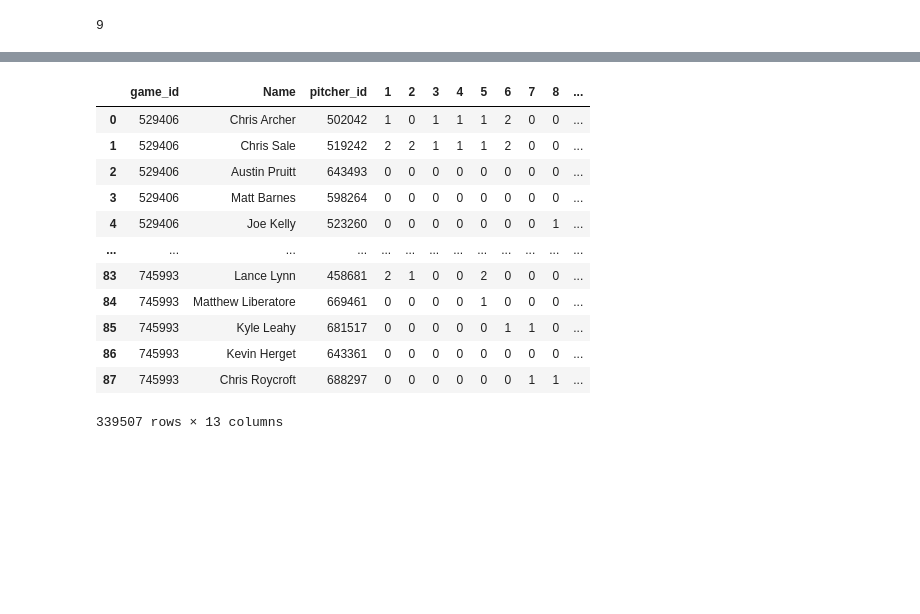
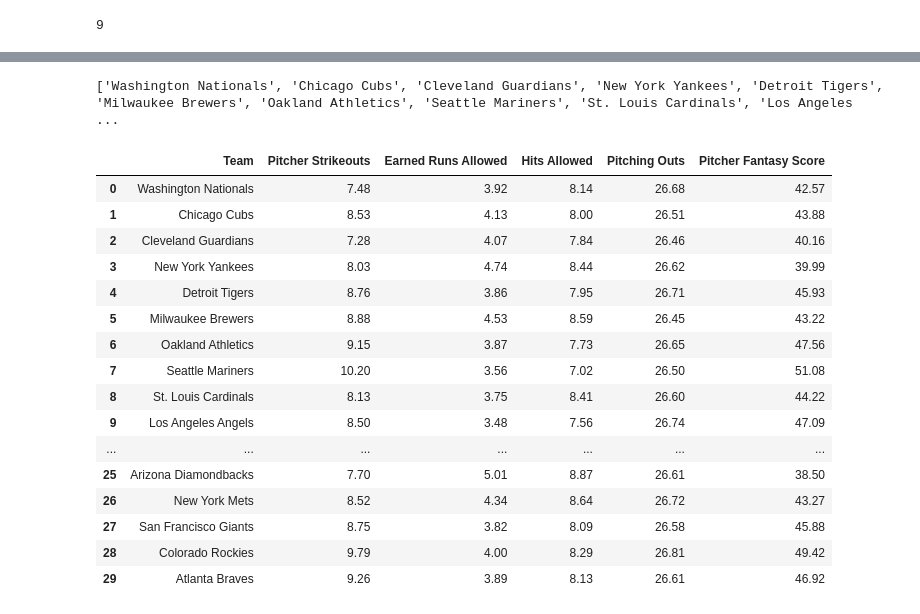
Before and after one commit to alexkamer/mlbModel, a Jupyter notebook: updateStatsApi.ipynb, the cells around one changed output, grey strips where cells are left out. Saved outputs shown, nothing was run; the diff lists cells and outputs as text; code cells hidden in the pictures; blank space fills up the shorter version.

```diff
--- a/updateStatsApi.ipynb
+++ b/updateStatsApi.ipynb
@@ -10,3 +10,19 @@ from concurrent.futures import ThreadPoolExecutor, as_completed
 import time
 import numpy as np
 pd.set_option('display.max_columns', None)
+# %%
+url = 'https://site.api.espn.com/apis/site/v2/sports/baseball/mlb/teams'
+data = requests.get(url).json()
+
+mlb_teams = data['sports'][0]['leagues'][0]['teams']
+mlb_teams
+
+mlb_team_logo_df = []
+
+for team in mlb_teams:
+    mlb_team_logo_df.append({
+        "Team" : f"{team['team']['displayName']}",
+        "Logos" : team['team']['logos'][0]['href']
+    })
+
+pd.DataFrame(mlb_team_logo_df).to_csv('datasets/MLB_Team_Logos.csv', index=False)
@@ -1043,19 +899,5 @@ pd.DataFrame(game_hits_matrix)
 # %%
 all_batter_boxscores.to_csv('datasets/batterBoxscores.csv', index= False)
 all_pitcher_boxscores.to_csv('datasets/pitcherBoxscores.csv', index=False)
-# %%
-all_strikeouts_matrix
-# %% [output]
-|  | game_id | Name | pitcher_id | 1 | 2 | 3 | 4 | 5 | 6 | 7 | 8 | ... |
-| 0 | 529406 | Chris Archer | 502042 | 1 | 0 | 1 | 1 | 1 | 2 | 0 | 0 | ... |
-| 1 | 529406 | Chris Sale | 519242 | 2 | 2 | 1 | 1 | 1 | 2 | 0 | 0 | ... |
-| 2 | 529406 | Austin Pruitt | 643493 | 0 | 0 | 0 | 0 | 0 | 0 | 0 | 0 | ... |
-| 3 | 529406 | Matt Barnes | 598264 | 0 | 0 | 0 | 0 | 0 | 0 | 0 | 0 | ... |
-| 4 | 529406 | Joe Kelly | 523260 | 0 | 0 | 0 | 0 | 0 | 0 | 0 | 1 | ... |
-| ... | ... | ... | ... | ... | ... | ... | ... | ... | ... | ... | ... | ... |
-| 83 | 745993 | Lance Lynn | 458681 | 2 | 1 | 0 | 0 | 2 | 0 | 0 | 0 | ... |
-| 84 | 745993 | Matthew Liberatore | 669461 | 0 | 0 | 0 | 0 | 1 | 0 | 0 | 0 | ... |
-| 85 | 745993 | Kyle Leahy | 681517 | 0 | 0 | 0 | 0 | 0 | 1 | 1 | 0 | ... |
-| 86 | 745993 | Kevin Herget | 643361 | 0 | 0 | 0 | 0 | 0 | 0 | 0 | 0 | ... |
-| 87 | 745993 | Chris Roycroft | 688297 | 0 | 0 | 0 | 0 | 0 | 0 | 1 | 1 | ... |
-339507 rows × 13 columns
+# %%
+pitcher_data = pd.read_csv('datasets/complex_pitchers.csv')
@@ -1061,0 +906,43 @@ all_strikeouts_matrix
+# %%
+pitcher_data = pitcher_data[pitcher_data['seasonNumber'] == 2024]
+
+teams = list(pitcher_data['Opponent'].unique())
+print(teams)
+
+stat_df = []
+
+for team in teams:
+    gameLog = pitcher_data[pitcher_data['Opponent'] == team].copy()
+    number_of_games = len(gameLog['game_id'].unique())
+    stat_dict = {
+        'Team' : team,
+        'Pitcher Strikeouts' : round(gameLog['k'].astype(int).sum() / number_of_games,2),
+        'Earned Runs Allowed' : round(gameLog['er'].astype(int).sum() / number_of_games,2),
+        'Hits Allowed' : round(gameLog['h'].astype(int).sum() / number_of_games,2),
+        'Pitching Outs' :round(gameLog['pitching_outs'].astype(int).sum() / number_of_games,2),
+        'Pitcher Fantasy Score' : round(gameLog['Pitcher Fantasy Score'].astype(int).sum() / number_of_games,2)
+    }
+    stat_df.append(stat_dict)
+
+pd.DataFrame(stat_df)
+
+#gameLog
+# %% [output]
+['Washington Nationals', 'Chicago Cubs', 'Cleveland Guardians', 'New York Yankees', 'Detroit Tigers', 'Milwaukee Brewers', 'Oakland Athletics', 'Seattle Mariners', 'St. Louis Cardinals', 'Los Angeles  ...
+|  | Team | Pitcher Strikeouts | Earned Runs Allowed | Hits Allowed | Pitching Outs | Pitcher Fantasy Score |
+| 0 | Washington Nationals | 7.48 | 3.92 | 8.14 | 26.68 | 42.57 |
+| 1 | Chicago Cubs | 8.53 | 4.13 | 8.00 | 26.51 | 43.88 |
+| 2 | Cleveland Guardians | 7.28 | 4.07 | 7.84 | 26.46 | 40.16 |
+| 3 | New York Yankees | 8.03 | 4.74 | 8.44 | 26.62 | 39.99 |
+| 4 | Detroit Tigers | 8.76 | 3.86 | 7.95 | 26.71 | 45.93 |
+| 5 | Milwaukee Brewers | 8.88 | 4.53 | 8.59 | 26.45 | 43.22 |
+| 6 | Oakland Athletics | 9.15 | 3.87 | 7.73 | 26.65 | 47.56 |
+| 7 | Seattle Mariners | 10.20 | 3.56 | 7.02 | 26.50 | 51.08 |
+| 8 | St. Louis Cardinals | 8.13 | 3.75 | 8.41 | 26.60 | 44.22 |
+| 9 | Los Angeles Angels | 8.50 | 3.48 | 7.56 | 26.74 | 47.09 |
+| ... | ... | ... | ... | ... | ... | ... |
+| 25 | Arizona Diamondbacks | 7.70 | 5.01 | 8.87 | 26.61 | 38.50 |
+| 26 | New York Mets | 8.52 | 4.34 | 8.64 | 26.72 | 43.27 |
+| 27 | San Francisco Giants | 8.75 | 3.82 | 8.09 | 26.58 | 45.88 |
+| 28 | Colorado Rockies | 9.79 | 4.00 | 8.29 | 26.81 | 49.42 |
+| 29 | Atlanta Braves | 9.26 | 3.89 | 8.13 | 26.61 | 46.92 |
```
Also changed, not shown: parts of 34 cells of this notebook, 32 other files.
